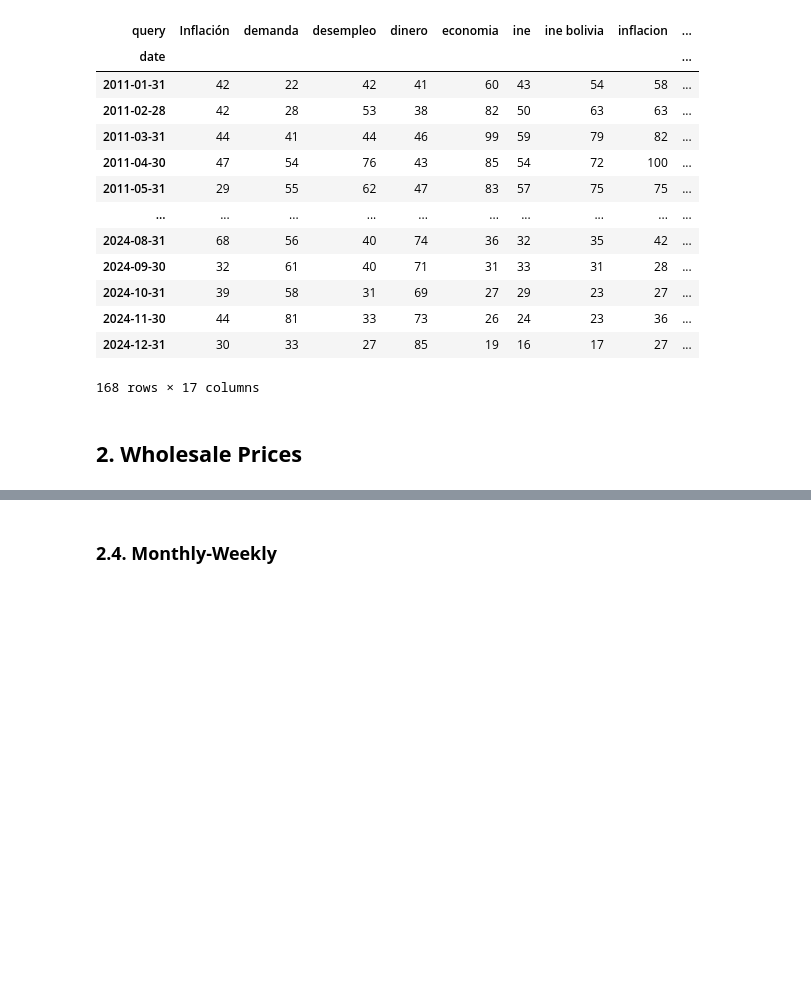
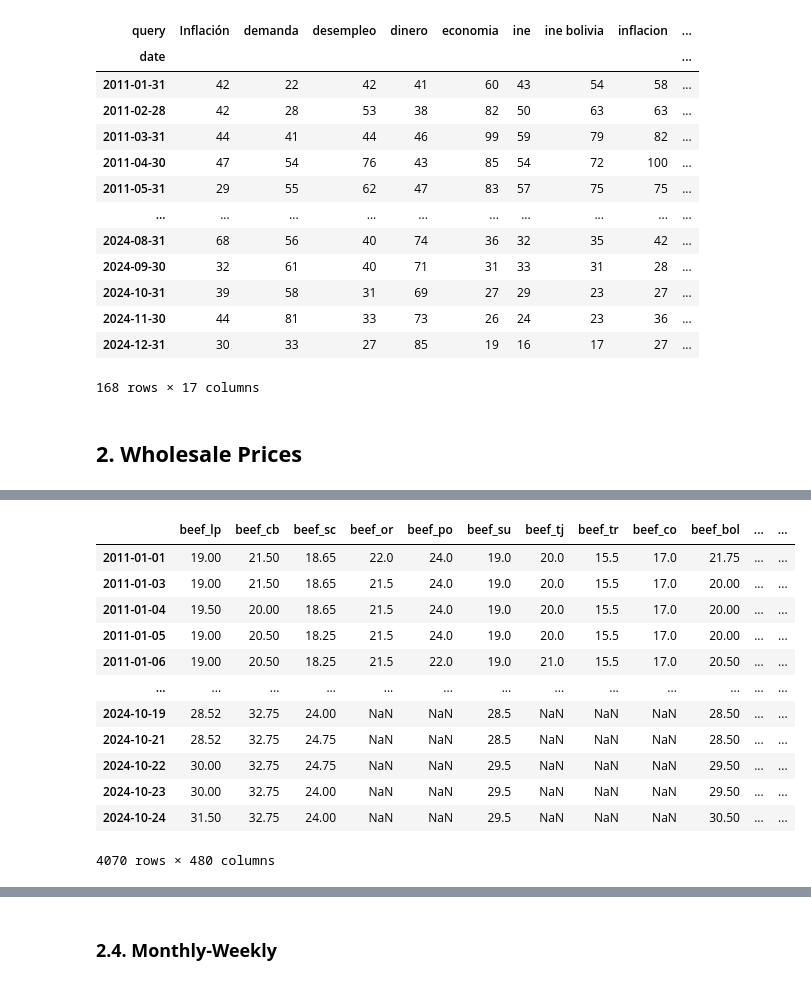
Before and after one commit to osmarbolivar/High-Freq-Inflation-Forecast-2SML, a Jupyter notebook: Data_preprocess.ipynb, the cells around one changed output, grey strips where cells are left out. Saved outputs shown, nothing was run; the diff lists cells and outputs as text; code cells hidden in the pictures; blank space fills up the shorter version.

Commit message:
first_ws_data

```diff
--- a/Data_preprocess.ipynb
+++ b/Data_preprocess.ipynb
@@ -767,0 +318,18 @@ aux3.to_excel('/content/drive/MyDrive/Research/CEMLA 2024/Precios al por mayor 2
+# %%
+ws_raw = pd.read_excel('./Data/Wholesale prices/DAILY_WHOLESALE_PRICES(adjusted).xlsx', sheet_name='prices', index_col=0)
+ws_raw = ws_raw.loc[ws_raw.index <= '2024-10-24'].bfill()
+ws_raw
+# %% [output]
+|  | beef_lp | beef_cb | beef_sc | beef_or | beef_po | beef_su | beef_tj | beef_tr | beef_co | beef_bol | ... | ... |
+| 2011-01-01 | 19.00 | 21.50 | 18.65 | 22.0 | 24.0 | 19.0 | 20.0 | 15.5 | 17.0 | 21.75 | ... | ... |
+| 2011-01-03 | 19.00 | 21.50 | 18.65 | 21.5 | 24.0 | 19.0 | 20.0 | 15.5 | 17.0 | 20.00 | ... | ... |
+| 2011-01-04 | 19.50 | 20.00 | 18.65 | 21.5 | 24.0 | 19.0 | 20.0 | 15.5 | 17.0 | 20.00 | ... | ... |
+| 2011-01-05 | 19.00 | 20.50 | 18.25 | 21.5 | 24.0 | 19.0 | 20.0 | 15.5 | 17.0 | 20.00 | ... | ... |
+| 2011-01-06 | 19.00 | 20.50 | 18.25 | 21.5 | 22.0 | 19.0 | 21.0 | 15.5 | 17.0 | 20.50 | ... | ... |
+| ... | ... | ... | ... | ... | ... | ... | ... | ... | ... | ... | ... | ... |
+| 2024-10-19 | 28.52 | 32.75 | 24.00 | NaN | NaN | 28.5 | NaN | NaN | NaN | 28.50 | ... | ... |
+| 2024-10-21 | 28.52 | 32.75 | 24.75 | NaN | NaN | 28.5 | NaN | NaN | NaN | 28.50 | ... | ... |
+| 2024-10-22 | 30.00 | 32.75 | 24.75 | NaN | NaN | 29.5 | NaN | NaN | NaN | 29.50 | ... | ... |
+| 2024-10-23 | 30.00 | 32.75 | 24.00 | NaN | NaN | 29.5 | NaN | NaN | NaN | 29.50 | ... | ... |
+| 2024-10-24 | 31.50 | 32.75 | 24.00 | NaN | NaN | 29.5 | NaN | NaN | NaN | 30.50 | ... | ... |
+4070 rows × 480 columns
```
Also changed, not shown: parts of 41 cells of this notebook, 3 other files.
